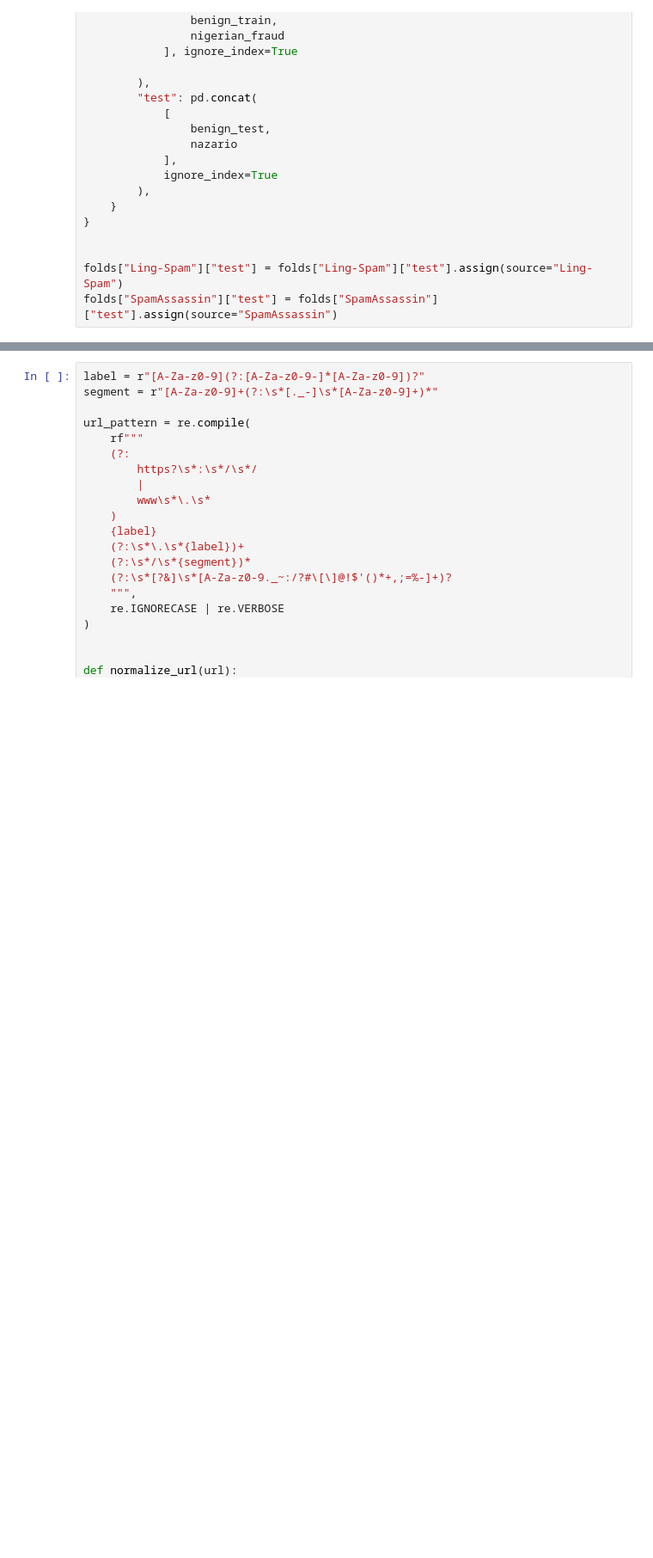
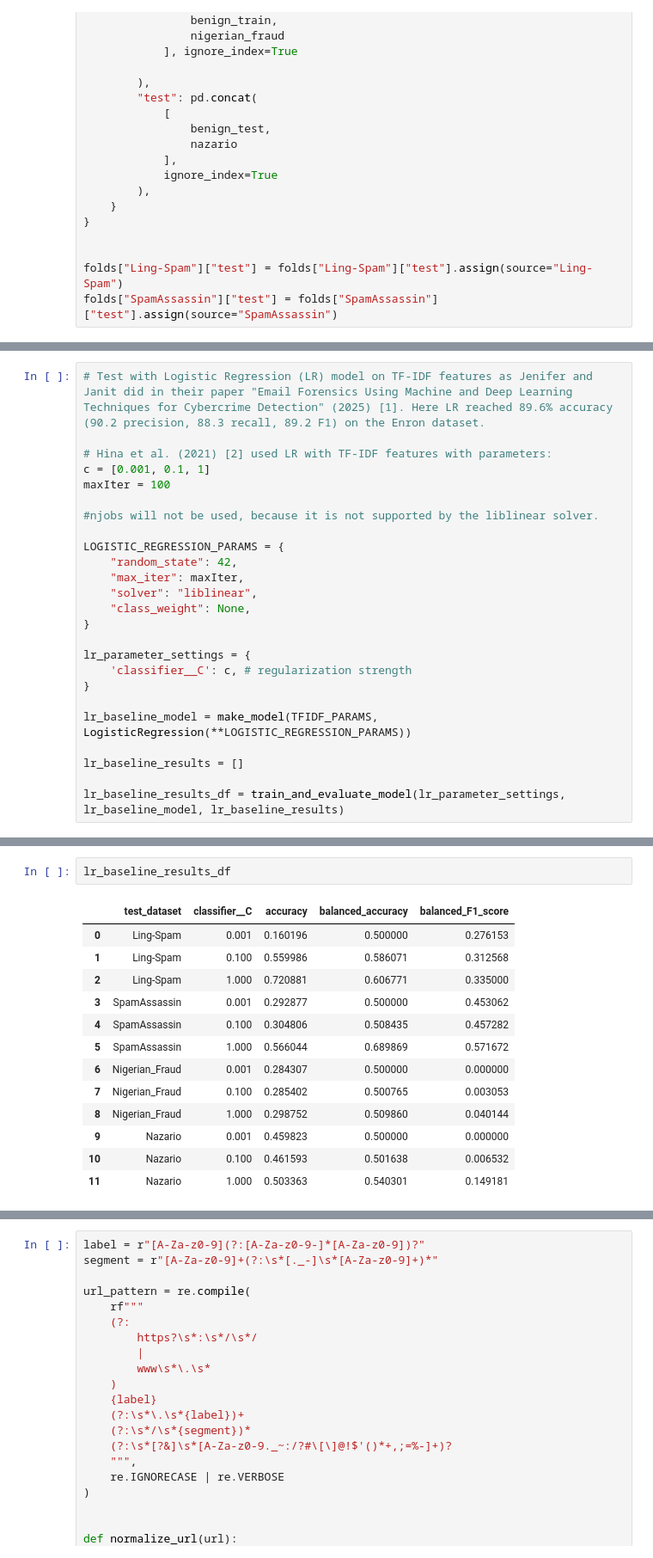
Before and after one commit to emilkle/IMT4210_ML_project, a Jupyter notebook: forensic_project.ipynb, the cells around one changed output, grey strips where cells are left out. Shown at 86% size. Cells and saved outputs as stored; diff of their text form; blank space fills up the shorter version.

```diff
--- a/forensic_project.ipynb
+++ b/forensic_project.ipynb
@@ -424,0 +485,25 @@ Confusion matrix:
+# %%
+# Test with Logistic Regression (LR) model on TF-IDF features as Jenifer and Janit did in their paper "Email Forensics Using Machine and Deep Learning Techniques for Cybercrime Detection" (2025) [1]. Here LR reached 89.6% accuracy (90.2 precision, 88.3 recall, 89.2 F1) on the Enron dataset.
+
+# Hina et al. (2021) [2] used LR with TF-IDF features with parameters:
+c = [0.001, 0.1, 1]
+maxIter = 100
+
+#njobs will not be used, because it is not supported by the liblinear solver.
+
+LOGISTIC_REGRESSION_PARAMS = {
+    "random_state": 42,
+    "max_iter": maxIter,
+    "solver": "liblinear",
+    "class_weight": None,
+}
+
+lr_parameter_settings = {
+    'classifier__C': c, # regularization strength
+}
+
+lr_baseline_model = make_model(TFIDF_PARAMS, LogisticRegression(**LOGISTIC_REGRESSION_PARAMS))
+
+lr_baseline_results = []
+
+lr_baseline_results_df = train_and_evaluate_model(lr_parameter_settings, lr_baseline_model, lr_baseline_results)
@@ -424,0 +528,16 @@ Confusion matrix:
+# %%
+lr_baseline_results_df
+# %% [output]
+|  | test_dataset | classifier__C | accuracy | balanced_accuracy | balanced_F1_score |
+| 0 | Ling-Spam | 0.001 | 0.160196 | 0.500000 | 0.276153 |
+| 1 | Ling-Spam | 0.100 | 0.559986 | 0.586071 | 0.312568 |
+| 2 | Ling-Spam | 1.000 | 0.720881 | 0.606771 | 0.335000 |
+| 3 | SpamAssassin | 0.001 | 0.292877 | 0.500000 | 0.453062 |
+| 4 | SpamAssassin | 0.100 | 0.304806 | 0.508435 | 0.457282 |
+| 5 | SpamAssassin | 1.000 | 0.566044 | 0.689869 | 0.571672 |
+| 6 | Nigerian_Fraud | 0.001 | 0.284307 | 0.500000 | 0.000000 |
+| 7 | Nigerian_Fraud | 0.100 | 0.285402 | 0.500765 | 0.003053 |
+| 8 | Nigerian_Fraud | 1.000 | 0.298752 | 0.509860 | 0.040144 |
+| 9 | Nazario | 0.001 | 0.459823 | 0.500000 | 0.000000 |
+| 10 | Nazario | 0.100 | 0.461593 | 0.501638 | 0.006532 |
+| 11 | Nazario | 1.000 | 0.503363 | 0.540301 | 0.149181 |
```
Also changed, not shown: parts of 13 cells of this notebook.
